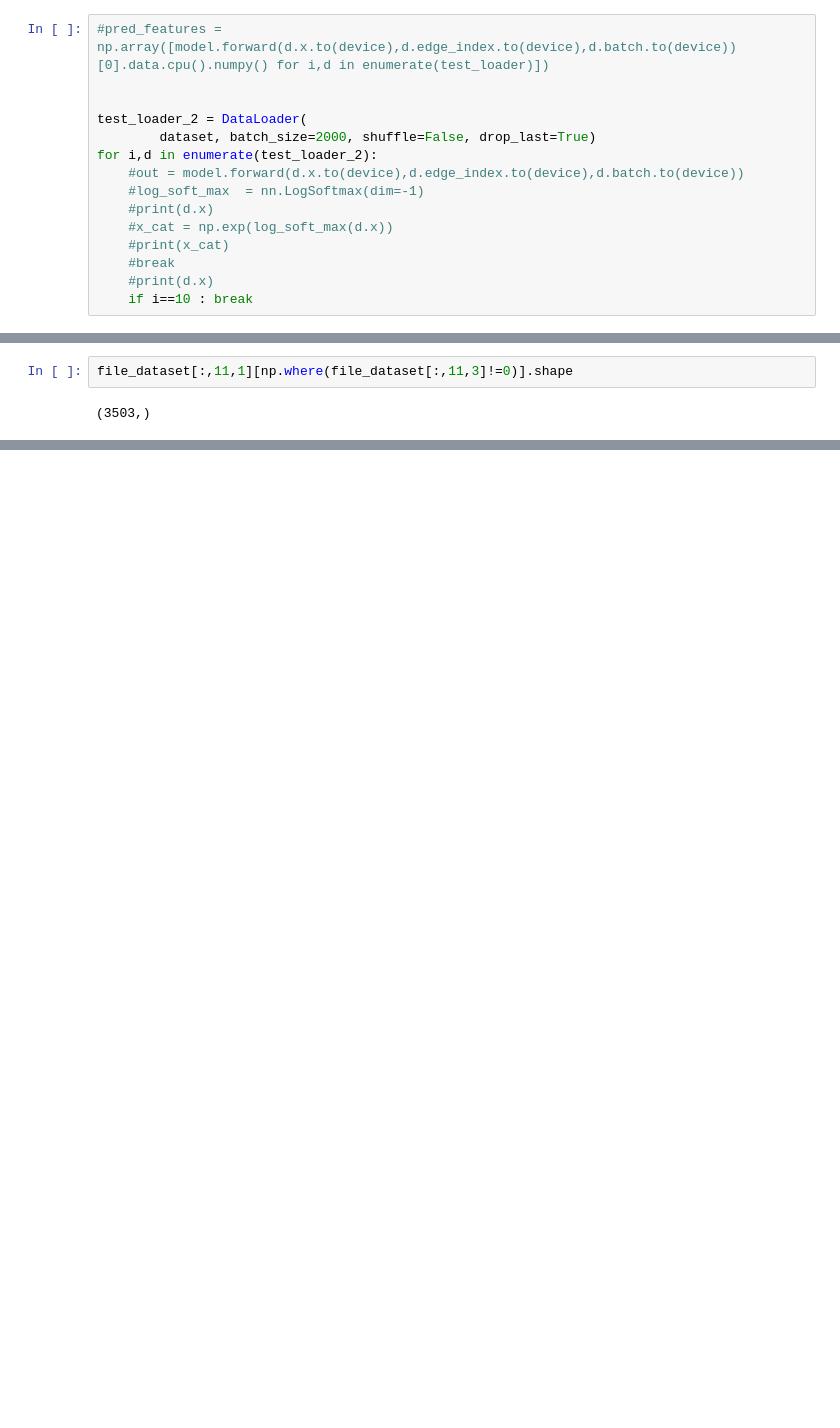
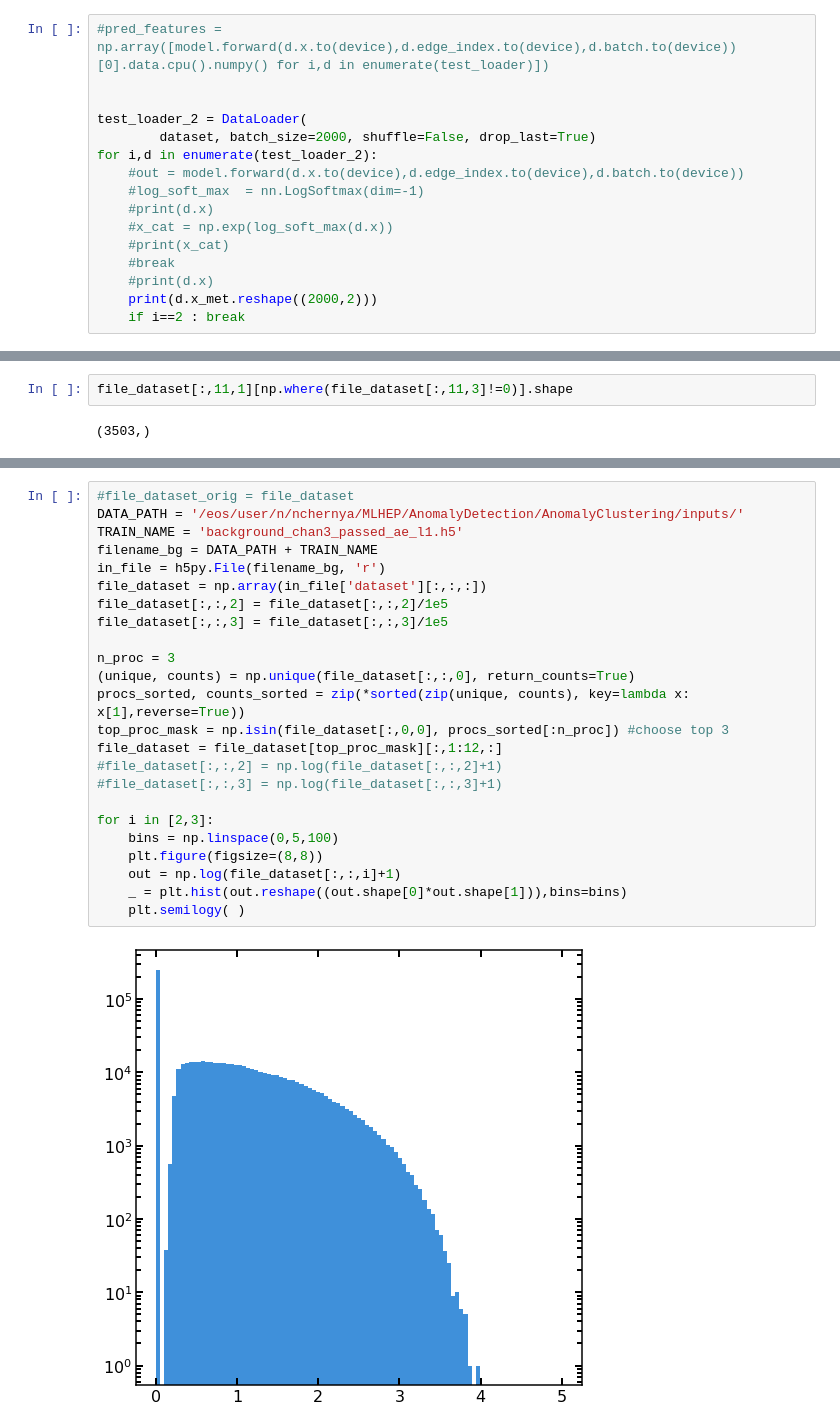
Before and after one commit to chernyavskaya/AnomalyClustering, a Jupyter notebook: testing_graph_clustering.ipynb, the cells around one changed output, grey strips where cells are left out. Drawn from its saved outputs; the diff is of its cells as text; blank space fills up the shorter version.

```diff
--- a/testing_graph_clustering.ipynb
+++ b/testing_graph_clustering.ipynb
@@ -614,4 +598,5 @@ for i,d in enumerate(test_loader_2):
     #print(x_cat)
     #break
     #print(d.x)
-    if i==10 : break
+    print(d.x_met.reshape((2000,2)))
+    if i==2 : break
@@ -675,2 +702,28 @@ math.pi
 # %% [output]
 3.141592653589793
+# %%
+#file_dataset_orig = file_dataset
+DATA_PATH = '/eos/user/n/nchernya/MLHEP/AnomalyDetection/AnomalyClustering/inputs/'
+TRAIN_NAME = 'background_chan3_passed_ae_l1.h5'
+filename_bg = DATA_PATH + TRAIN_NAME
+in_file = h5py.File(filename_bg, 'r')
+file_dataset = np.array(in_file['dataset'][:,:,:])
+file_dataset[:,:,2] = file_dataset[:,:,2]/1e5
+file_dataset[:,:,3] = file_dataset[:,:,3]/1e5
+
+n_proc = 3
+(unique, counts) = np.unique(file_dataset[:,:,0], return_counts=True)
+procs_sorted, counts_sorted = zip(*sorted(zip(unique, counts), key=lambda x: x[1],reverse=True))
+top_proc_mask = np.isin(file_dataset[:,0,0], procs_sorted[:n_proc]) #choose top 3
+file_dataset = file_dataset[top_proc_mask][:,1:12,:]
+#file_dataset[:,:,2] = np.log(file_dataset[:,:,2]+1)
+#file_dataset[:,:,3] = np.log(file_dataset[:,:,3]+1)
+
+for i in [2,3]:
+    bins = np.linspace(0,5,100)
+    plt.figure(figsize=(8,8))
+    out = np.log(file_dataset[:,:,i]+1)
+    _ = plt.hist(out.reshape((out.shape[0]*out.shape[1])),bins=bins)
+    plt.semilogy( )
+# %% [output]
+[figure, added]
```
Also changed, not shown: parts of 15 cells of this notebook, 1 other file.
